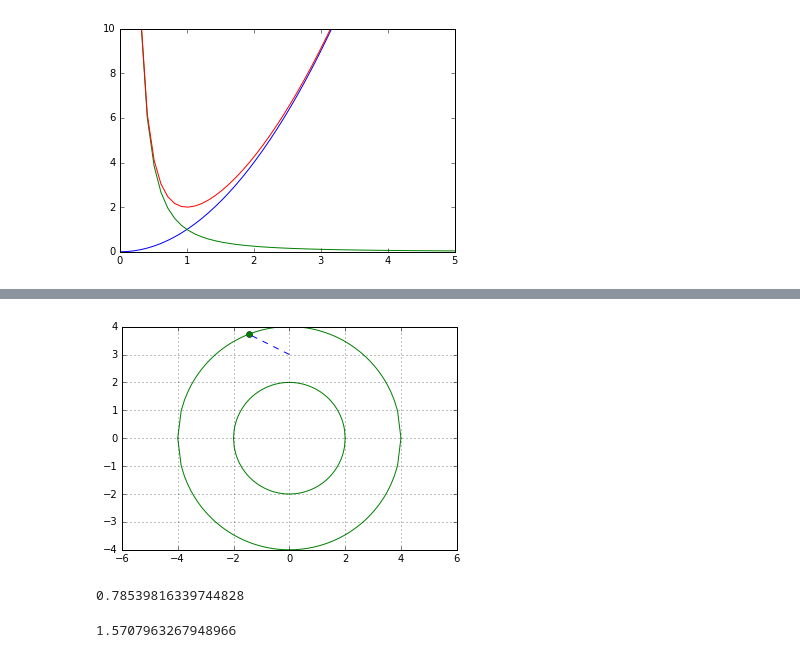
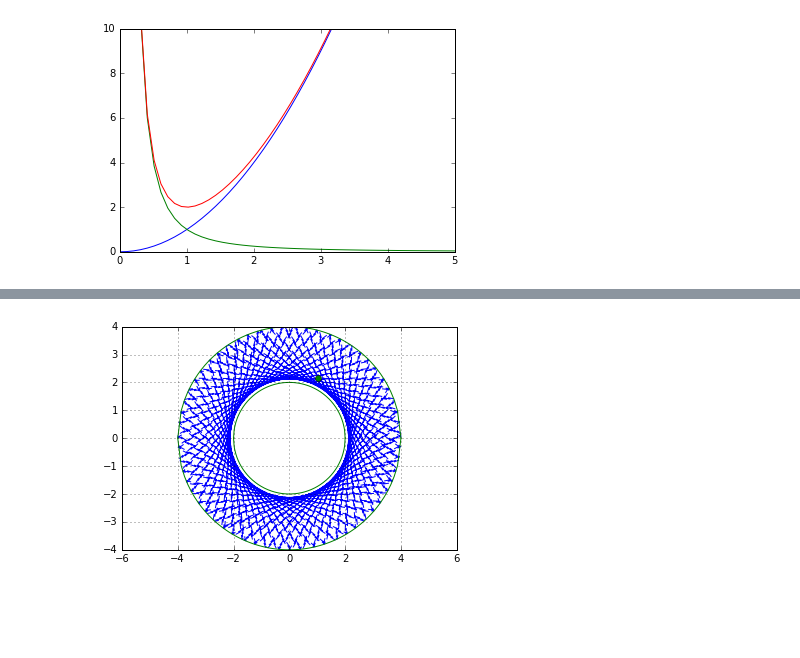
Before and after one commit to JavierMarmol/Tareas, a Jupyter notebook: Tarea Examen 1.ipynb, the cells around one changed output, grey strips where cells are left out. Saved outputs shown, nothing was run; the diff lists cells and outputs as text; code cells hidden in the pictures; blank space fills up the shorter version.

```diff
--- a/Tarea Examen 1.ipynb
+++ b/Tarea Examen 1.ipynb
@@ -158,7 +164,7 @@ def oscilacion(p,N,k_g_mu,h):
 
     for i in range(N-1):
 
-        if abs(trayectoria[i,:][1]) < 1:
+        if abs(trayectoria[i,2]**2 + trayectoria[i,3]**2) < 1:
             t,sol = rk4(ecp1,trayectoria[i,:],[0,mi_dt],k_g_mu,h)
             trayectoria[i+1,:] = sol[-1,:]
 
@@ -273,7 +345,7 @@ def ecp1q(r_v,t,k_g_mu_q):
     return oscilador_cq(r_v,t,fric1_c,k_g_mu_q)
 
 def ecp2q(r_v,t,k_g_mu_q):
-    return oscilador_cq(r_v,t,fric2_,k_g_mu_q)
+    return oscilador_cq(r_v,t,fric2_c,k_g_mu_q)
 # %%
 def fric1_c(vx,vy,k_g_mu):
     return array([-k_g_mu[1]*vx,-k_g_mu[1]*vy])
@@ -698,24 +498,0 @@ grid(True)
-# %%
-ang1 = pi/10
-alt1 = 5*tan(ang1)
-alt2 = 3 + alt1
-rx = -(5./1.5)
-ry = (5./1.5)*tan(ang1)
-vx = cos(2*ang1)
-vy = sin(2*ang1)
-r_v_ini = [rx,ry,vx,vy]
-
-trayectoria = tiro3(r_v_ini,200,ang1,fric_v)
-
-plot(trayectoria[:,0],trayectoria[:,1],'--')
-x = linspace(-8,8)
-alt = 3 + 5*tan(ang1)
-plot(x,-tan(ang1)*x,'green',x,tan(ang1)*x,'green')
-plt.plot((-5, -5), (alt1, alt2), 'green')
-plt.plot((5, 5), (alt1, alt2), 'green')
-plt.plot((-5,5),(alt2,alt2))
-plot(trayectoria[-1,0],trayectoria[-1,1],'o')
-#plt.axis('equal')
-ylim(0,7)
-xlim(-6,6)
-grid(True)
@@ -733,7 +839,7 @@ def e_mov_dona(r_v,t,fric=0,g=9.8,m=1):
 
     return array([dx,dy,dvx,dvy])
 # %%
-def tiro(p,N,fric):
+def tiro2(p,N,fric):
 
     trayectoria = zeros((N,len(p)))
     mi_dt = .1
@@ -755,8 +861,8 @@ def tiro(p,N,fric):
                 t,sol = rk4_a(e_mov_dona,reinicio,[0,dt_busqueda],fric)
                 y_izq = reinicio
                 y_med = sol[-1,:]
-            ang = arctan(-y_izq[0]/y_izq[1])
-            y_izq = array([y_izq[0],y_izq[1],(y_izq[2]*cos(-ang)-y_izq[3]*sin(-ang)),(-y_izq[2]*sin(-ang)-y_izq[3]*cos(-ang))])
+            ang = -arctan(y_izq[0]/y_izq[1])
+            y_izq = array([y_izq[0],y_izq[1],(y_izq[2]*(cos(ang)**2 - sin(ang)**2)+2*y_izq[3]*sin(ang)*cos(ang)),(y_izq[3]*(-cos(ang)**2 + sin(ang)**2)+2*y_izq[2]*sin(ang)*cos(ang))])
             trayectoria[i+1,:] = y_izq
 
         elif (sol_dt[-1,1]**2 + sol_dt[-1,0]**2) > 16:
@@ -764,7 +870,7 @@ def tiro(p,N,fric):
             y_izq = trayectoria[i,:]
             t,sol = rk4_a(e_mov_dona,trayectoria[i,:],[0,dt_busqueda],fric)
             y_med = sol[-1,:]
-            while abs(y_izq[0]**2 + y_izq[1]**2 - 16) > 1e-1:
+            while abs(y_izq[0]**2 + y_izq[1]**2 - 16) > 1e-3:
                 if (y_izq[0]**2 + y_izq[1]**2 - 16)*(y_med[0]**2 + y_med[1]**2 - 16) < 0:
                     reinicio = y_izq
                 else:
@@ -773,8 +879,8 @@ def tiro(p,N,fric):
                 t,sol = rk4_a(e_mov_dona,reinicio,[0,dt_busqueda],fric)
                 y_izq = reinicio
                 y_med = sol[-1,:]
-            ang1 = arctan(-y_izq[0]/y_izq[1])
-            y_izq = array([y_izq[0],y_izq[1],(y_izq[2]*cos(ang1)-y_izq[3]*sin(ang1)),(-y_izq[2]*sin(ang1)-y_izq[3]*cos(ang1))])
+            ang1 = -arctan(y_izq[0]/y_izq[1])
+            y_izq = array([y_izq[0],y_izq[1],(y_izq[2]*(cos(ang1)**2 - sin(ang1)**2)+2*y_izq[3]*sin(ang1)*cos(ang1)),(y_izq[3]*(-cos(ang1)**2 + sin(ang1)**2)+2*y_izq[2]*sin(ang1)*cos(ang1))])
             trayectoria[i+1,:] = y_izq
 
         else:
@@ -784,26 +911,18 @@ def tiro(p,N,fric):
 # %%
 x = linspace(-4,8,100)
-p_ini = [0,3,-2,1]
+p_ini = [0,-3,1,1]
 
-trayectoria = tiro(p_ini,400,0)
+trayectoria = tiro2(p_ini,9000,fric_v)
 
 plot(trayectoria[:,0],trayectoria[:,1],'--')
 plot(trayectoria[-1,0],trayectoria[-1,1],'o')
 
 plot(x, sqrt(16 - x**2),'green')
 plot(x, -sqrt(16 - x**2),'green')
 y = linspace(-2,2,200)
 plot(y, sqrt(4 - y**2),'green')
 plot(y, -sqrt(4 - y**2),'green')
 plt.axis('equal')
 grid(True)
 # %% [output]
-[figure, old version]
+[figure, new version]
-# %%
-arctan(1)
-# %% [output]
-0.78539816339744828
-# %%
-pi/2
-# %% [output]
-1.5707963267948966
```
Also changed, not shown: parts of 117 cells of this notebook.
